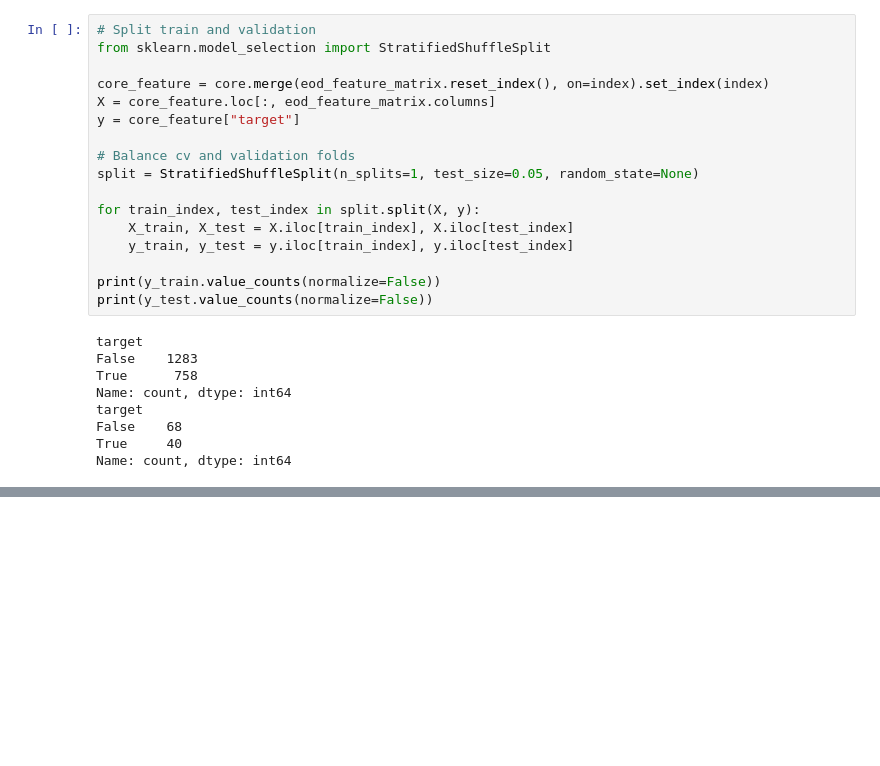
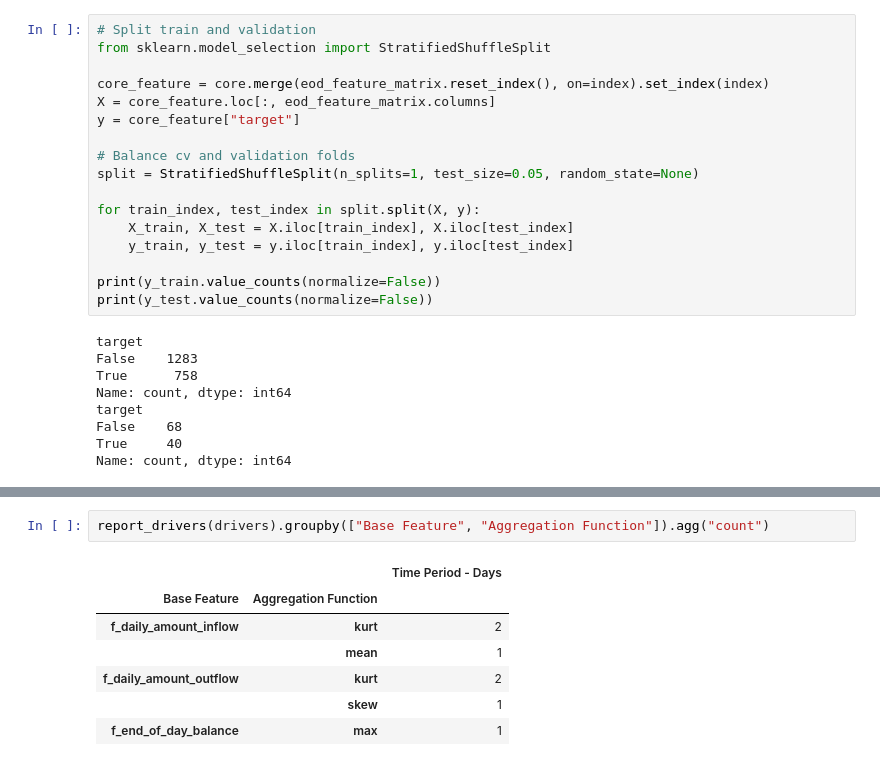
Before and after one commit to DataDavidProjects/berkabank, a Jupyter notebook: notebooks/feature_eng.ipynb, the cells around one changed output, grey strips where cells are left out. Drawn from its saved outputs; the diff is of its cells as text; blank space fills up the shorter version.

```diff
--- a/notebooks/feature_eng.ipynb
+++ b/notebooks/feature_eng.ipynb
@@ -244,0 +316,10 @@ Confusion Matrix:
+# %%
+report_drivers(drivers).groupby(["Base Feature", "Aggregation Function"]).agg("count")
+# %% [output]
+|  |  | Time Period - Days |
+| Base Feature | Aggregation Function |  |
+| f_daily_amount_inflow | kurt | 2 |
+|  | mean | 1 |
+| f_daily_amount_outflow | kurt | 2 |
+|  | skew | 1 |
+| f_end_of_day_balance | max | 1 |
```
Also changed, not shown: parts of 14 cells of this notebook, 6 other files.
